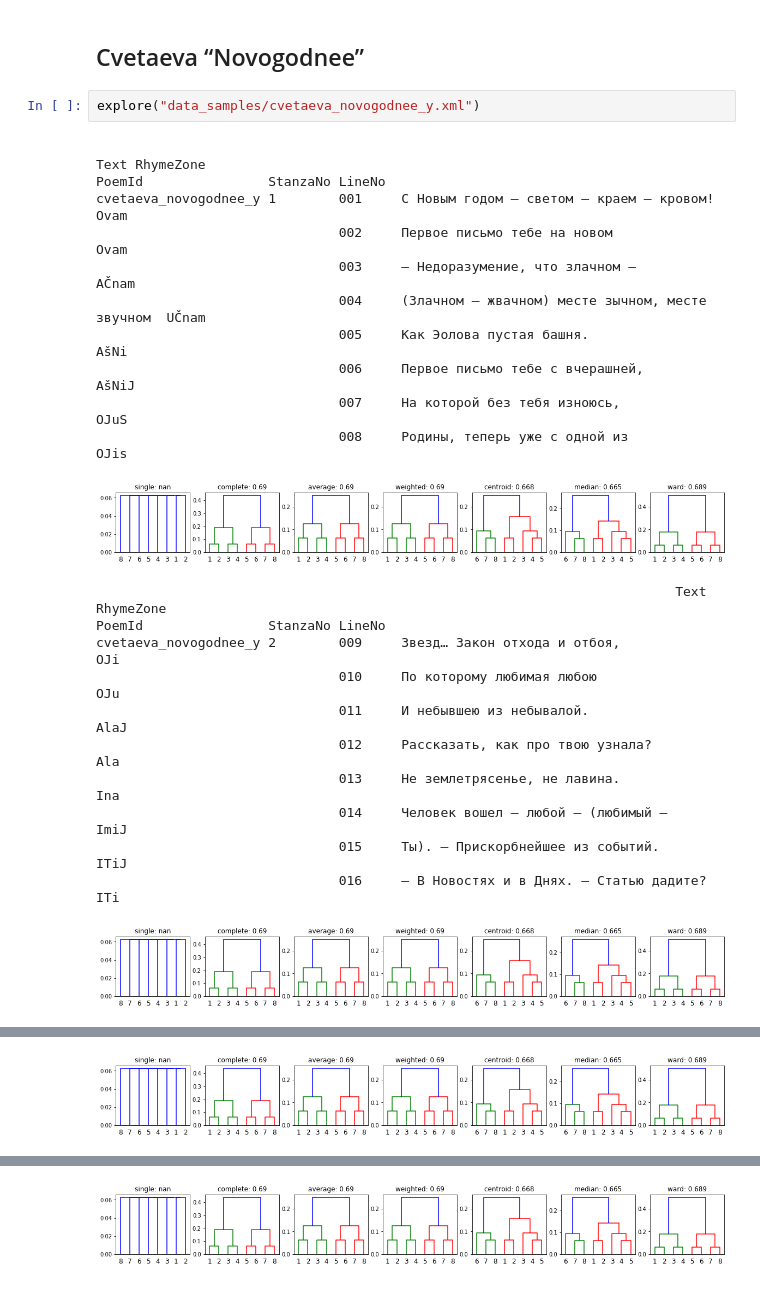
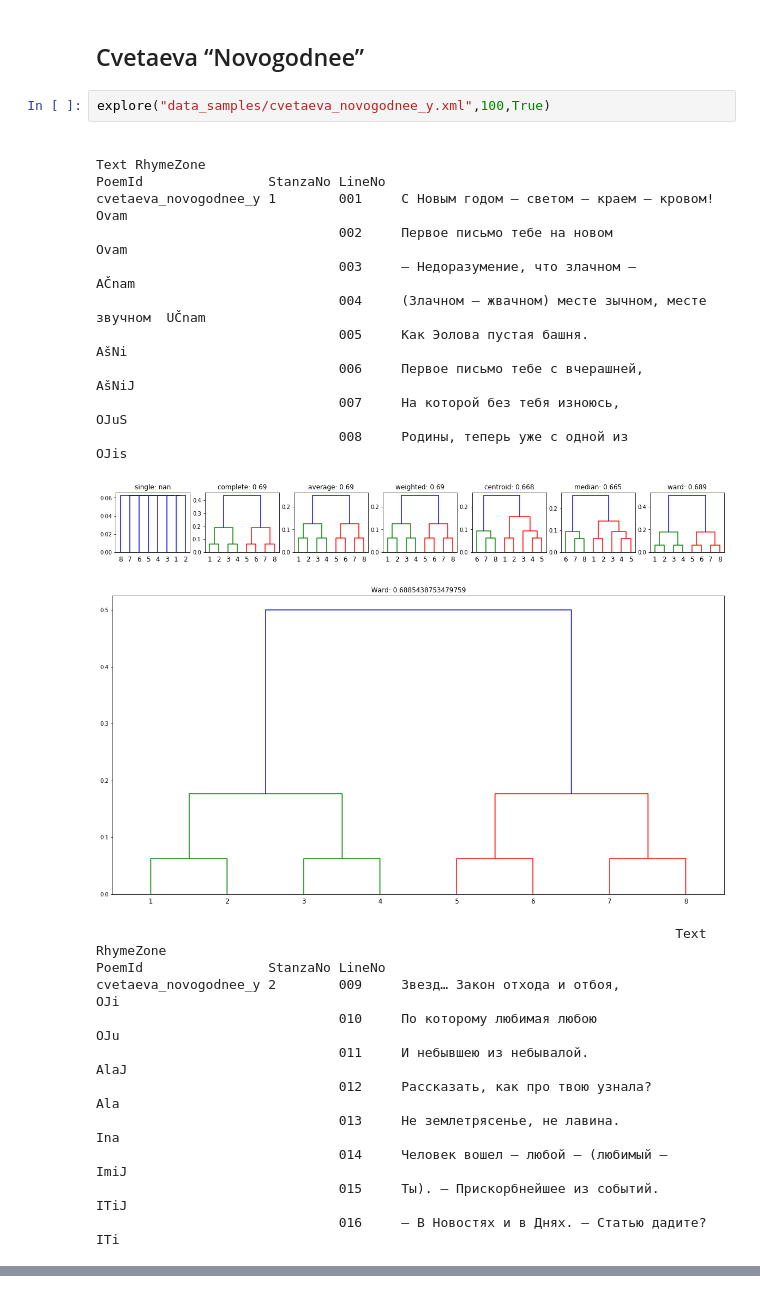
Before and after one commit to Data-Science-for-Linguists-2019/russian_rhyme, a Jupyter notebook: dev/cvetaeva_segments.ipynb, the cells around one changed output, grey strips where cells are left out. Drawn from its saved outputs; the diff is of its cells as text.

```diff
--- a/dev/cvetaeva_segments.ipynb
+++ b/dev/cvetaeva_segments.ipynb
@@ -194,19 +194,20 @@ gippius_neljubov 4        001     Охладевая, творю молитву,
 # %% [markdown]
 ## Cvetaeva “Novogodnee”
 # %%
-explore("data_samples/cvetaeva_novogodnee_y.xml")
+explore("data_samples/cvetaeva_novogodnee_y.xml",100,True)
 # %% [output]
                                                                                   Text RhymeZone
 PoemId                StanzaNo LineNo
 cvetaeva_novogodnee_y 1        001     С Новым годом — светом — краем — кровом!         Ovam
                                002     Первое письмо тебе на новом                      Ovam
                                003     — Недоразумение, что злачном —                   AČnam
                                004     (Злачном — жвачном) месте зычном, месте звучном  UČnam
                                005     Как Эолова пустая башня.                         AšNi
                                006     Первое письмо тебе с вчерашней,                  AšNiJ
                                007     На которой без тебя изноюсь,                     OJuS
                                008     Родины, теперь уже с одной из                    OJis
 [figure]
+[figure, new version]
                                                                           Text RhymeZone
 PoemId                StanzaNo LineNo
 cvetaeva_novogodnee_y 2        009     Звезд… Закон отхода и отбоя,             OJi
@@ -217,4 +218,3 @@ cvetaeva_novogodnee_y 2        009     Звезд… Закон отхода и
                                014     Человек вошел — любой — (любимый —       ImiJ
                                015     Ты). — Прискорбнейшее из событий.        ITiJ
                                016     — В Новостях и в Днях. — Статью дадите?  ITi
-[figure, old version]
@@ -228,4 +230,3 @@ cvetaeva_novogodnee_y 3        017     — Где? — В горах. (Окно
                                022     — День? — Вчера, позавчера, не помню.       OmNu
                                023     В Альказаре будете? — Не буду.              Udu
                                024     Вслух: семья. Внутрь: всё, но не Иуда.      Uda
-[figure]
@@ -239,4 +242,3 @@ cvetaeva_novogodnee_y 4        025      С наступающим! (Рождал
                                030      Ничего не сделала, но что-то           O-ta
                                031      Сделалось, без тени и без эха          Exa
                                032–033  Делающее! Теперь — как ехал?           Exal
-[figure, old version]
```
Also changed, not shown: parts of 1 cell of this notebook, 1 other file.
